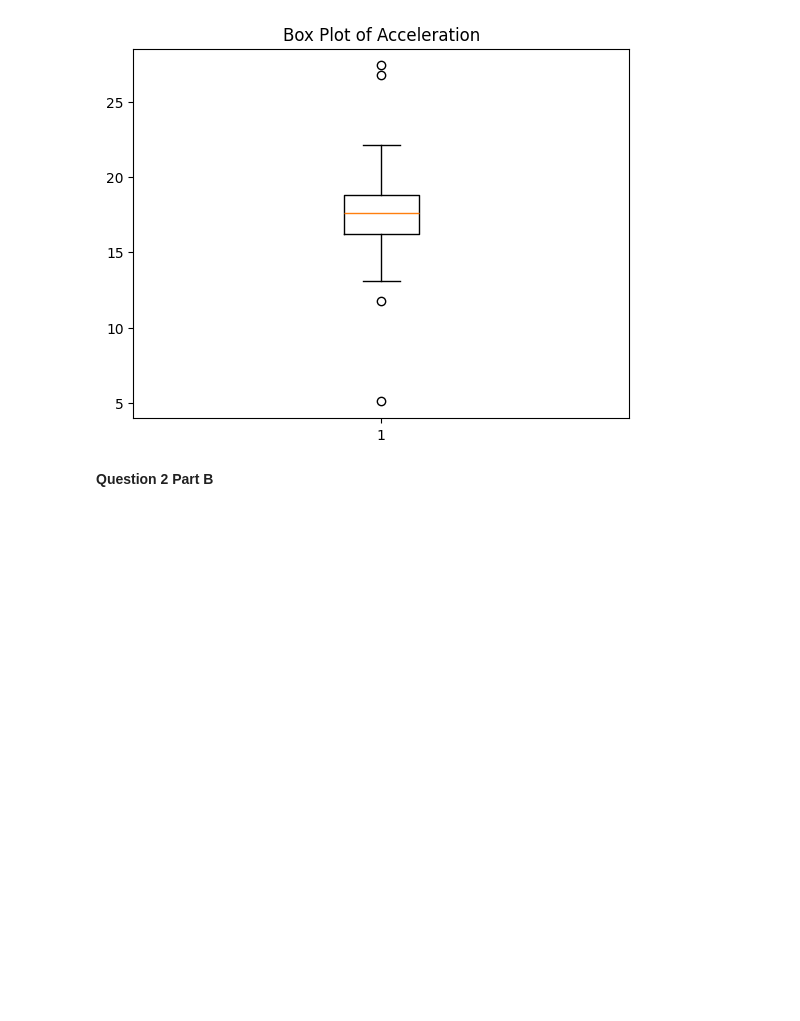
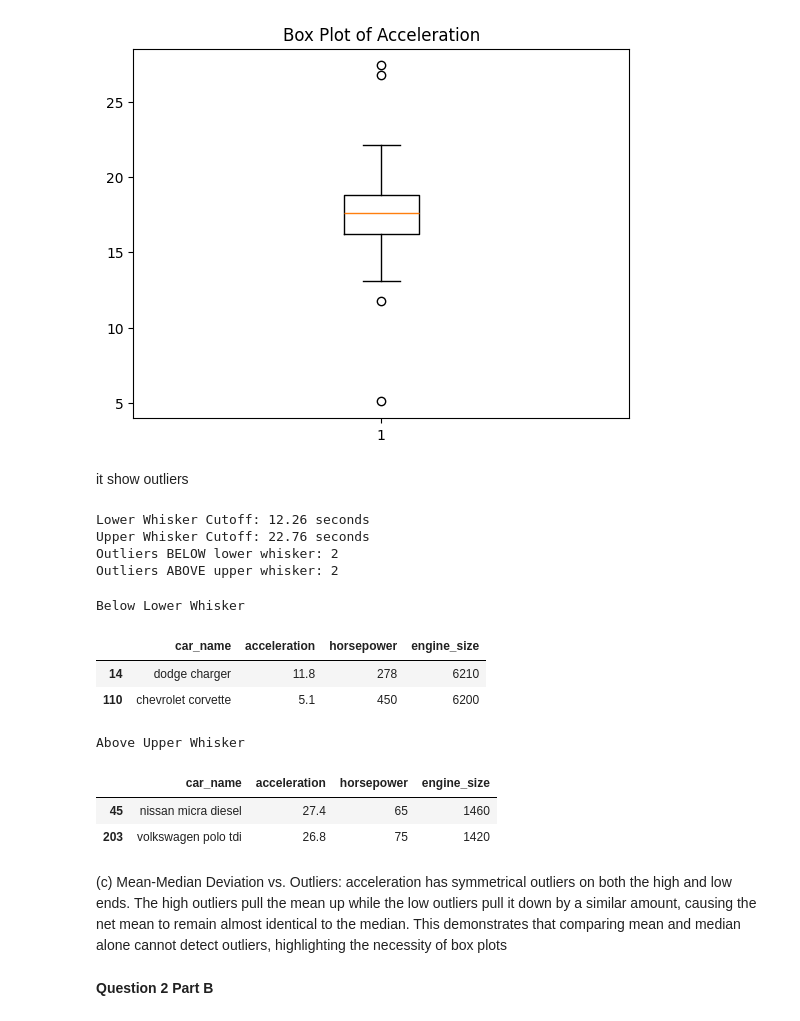
Before and after one commit to dinahabibb/assignment1_LearningFromData, a Jupyter notebook: assignment1.ipynb, the cells around one changed output. Drawn from its saved outputs; the diff is of its cells as text; code cells hidden in the pictures; blank space fills up the shorter version.

```diff
--- a/assignment1.ipynb
+++ b/assignment1.ipynb
@@ -6,4 +6,5 @@ import pandas asS
 # %%
-from google.colab import drive
-drive.mount('/content/drive')
-df = pd.read_csv('/content/drive/MyDrive/vehicle_fuel.csv')
+# from google.colab import drive
+# drive.mount('/content/drive')
+# df = pd.read_csv('/content/drive/MyDrive/vehicle_fuel.csv')
+df = pd.read_csv('vehicle_fuel.csv')
@@ -159,6 +158,55 @@ plt.title('Box Plot of Acceleration')
 plt.show()
 # %% [output]
 [figure]
+# %% [markdown]
+it show outliers
+# %%
+import pandas as pd
+
+#Quartiles and IQR for acceleration
+q1_acc = df['acceleration'].quantile(0.25)
+q3_acc = df['acceleration'].quantile(0.75)
+iqr_acc = q3_acc - q1_acc
+
+#whisker boundaries
+lower_whisker = q1_acc - 1.5 * iqr_acc
+upper_whisker = q3_acc + 1.5 * iqr_acc
+
+# Find outliers
+upper_outliers = df[df['acceleration'] > upper_whisker]
+lower_outliers = df[df['acceleration'] < lower_whisker]
+
+print(f"Lower Whisker Cutoff: {lower_whisker:.2f} seconds")
+print(f"Upper Whisker Cutoff: {upper_whisker:.2f} seconds")
+print(f"Outliers BELOW lower whisker: {len(lower_outliers)}")
+print(f"Outliers ABOVE upper whisker: {len(upper_outliers)}")
+# %% [output]
+Lower Whisker Cutoff: 12.26 seconds
+Upper Whisker Cutoff: 22.76 seconds
+Outliers BELOW lower whisker: 2
+Outliers ABOVE upper whisker: 2
+# %%
+# Show vehicle details for outliers
+print("Below Lower Whisker")
+display(
+    lower_outliers[['car_name', 'acceleration', 'horsepower', 'engine_size']]
+)
+
+print("\nAbove Upper Whisker")
+display(
+    upper_outliers[['car_name', 'acceleration', 'horsepower', 'engine_size']]
+)
+# %% [output]
+Below Lower Whisker
+|  | car_name | acceleration | horsepower | engine_size |
+| 14 | dodge charger | 11.8 | 278 | 6210 |
+| 110 | chevrolet corvette | 5.1 | 450 | 6200 |
+Above Upper Whisker
+|  | car_name | acceleration | horsepower | engine_size |
+| 45 | nissan micra diesel | 27.4 | 65 | 1460 |
+| 203 | volkswagen polo tdi | 26.8 | 75 | 1420 |
+# %% [markdown]
+(c) Mean-Median Deviation vs. Outliers: acceleration has symmetrical outliers on both the high and low ends. The high outliers pull the mean up while the low outliers pull it down by a similar amount, causing the net mean to remain almost identical to the median. This demonstrates that comparing mean and median alone cannot detect outliers, highlighting the necessity of box plots
 # %% [markdown]
 **Question 2 Part B**
 # %%
```
Also changed, not shown: parts of 3 cells of this notebook.
